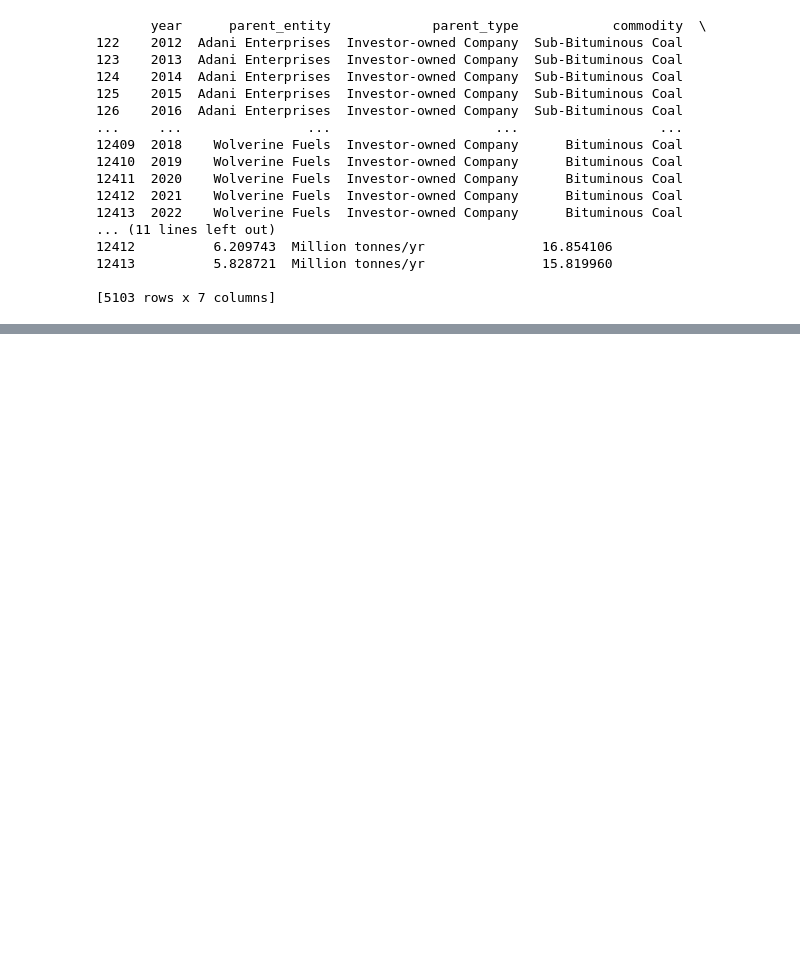
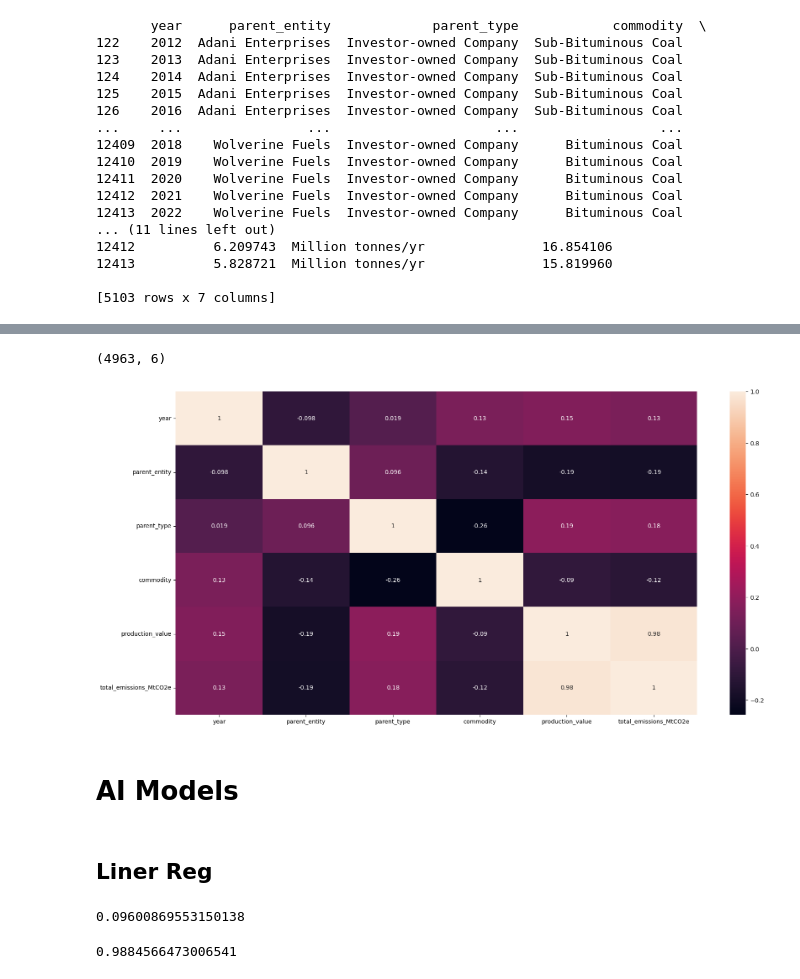
Before and after one commit to KanishkThamman/Carbon, a Jupyter notebook: Pricdictor.ipynb, the cells around one changed output, grey strips where cells are left out. Drawn from its saved outputs; the diff is of its cells as text; code cells hidden in the pictures; blank space fills up the shorter version.

```diff
--- a/Pricdictor.ipynb
+++ b/Pricdictor.ipynb
@@ -107,0 +217,11 @@ print(df)
+# %%
+df.shape
+# %% [output]
+(4963, 6)
+# %%
+# Ok thats not bad! we have 1000 rows and 5 columns.. now we can move on to the next step and check the correlation between the columns
+plt.figure(figsize=(20, 10))
+sns.heatmap(df.corr(), annot=True)
+plt.show()
+# %% [output]
+[figure, added]
@@ -107,0 +245,28 @@ print(df)
+# %% [markdown]
+# AI Models
+# %% [markdown]
+## Liner Reg
+# %%
+# now lets make a LInr regression model!!
+from sklearn.linear_model import LinearRegression
+
+model = LinearRegression()
+
+model.fit(X_train, y_train)
+
+# lets check the score of the model
+model.score(X_test, y_test)
+# %% [output]
+0.09600869553150138
+# %%
+# lets try decision tree regressor
+from sklearn.tree import DecisionTreeRegressor
+
+model = DecisionTreeRegressor()
+
+model.fit(X_train, y_train)
+
+# lets check the score of the model
+model.score(X_test, y_test)
+# %% [output]
+0.9884566473006541
```
Also changed, not shown: parts of 24 cells of this notebook.
